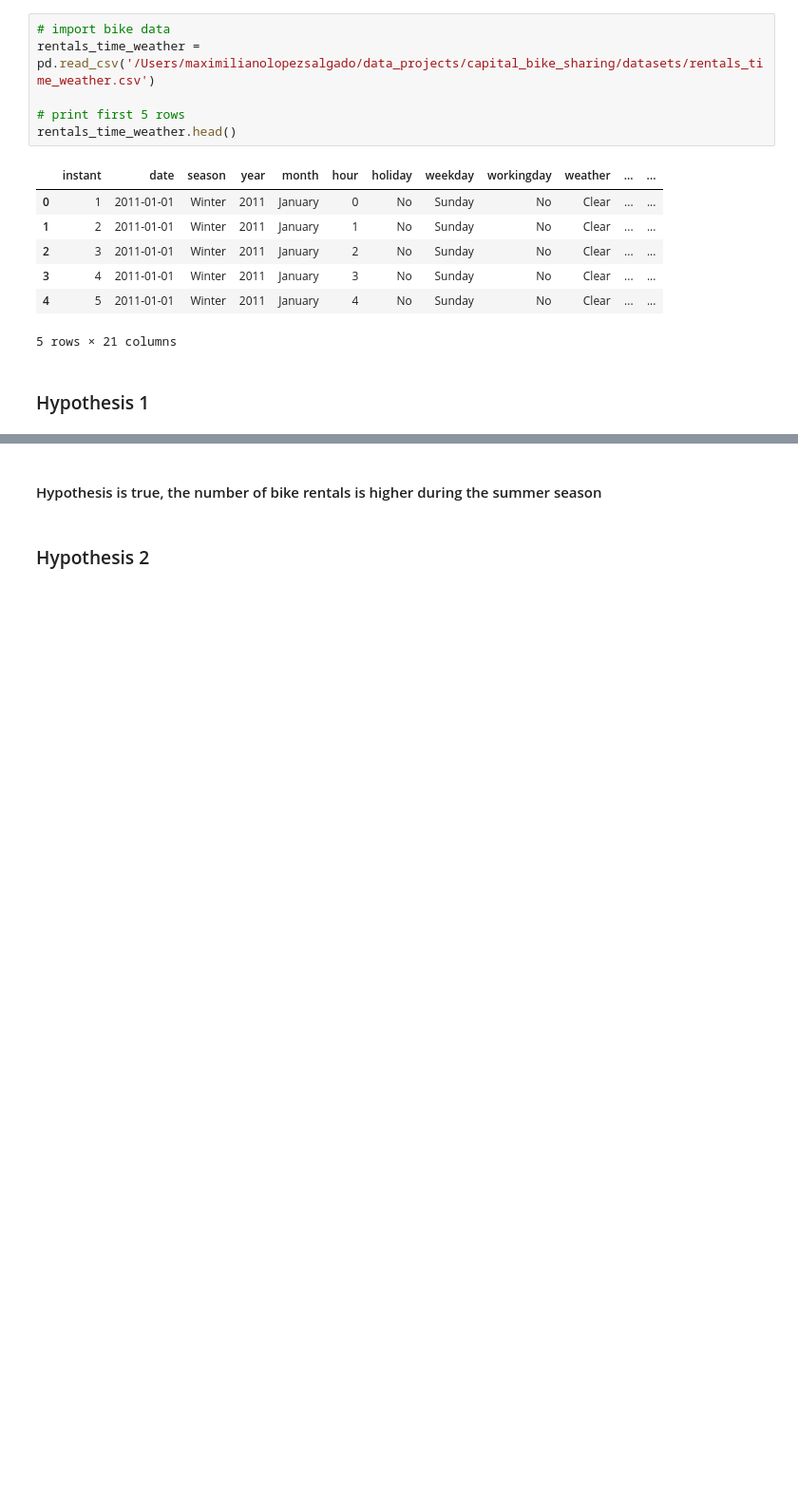
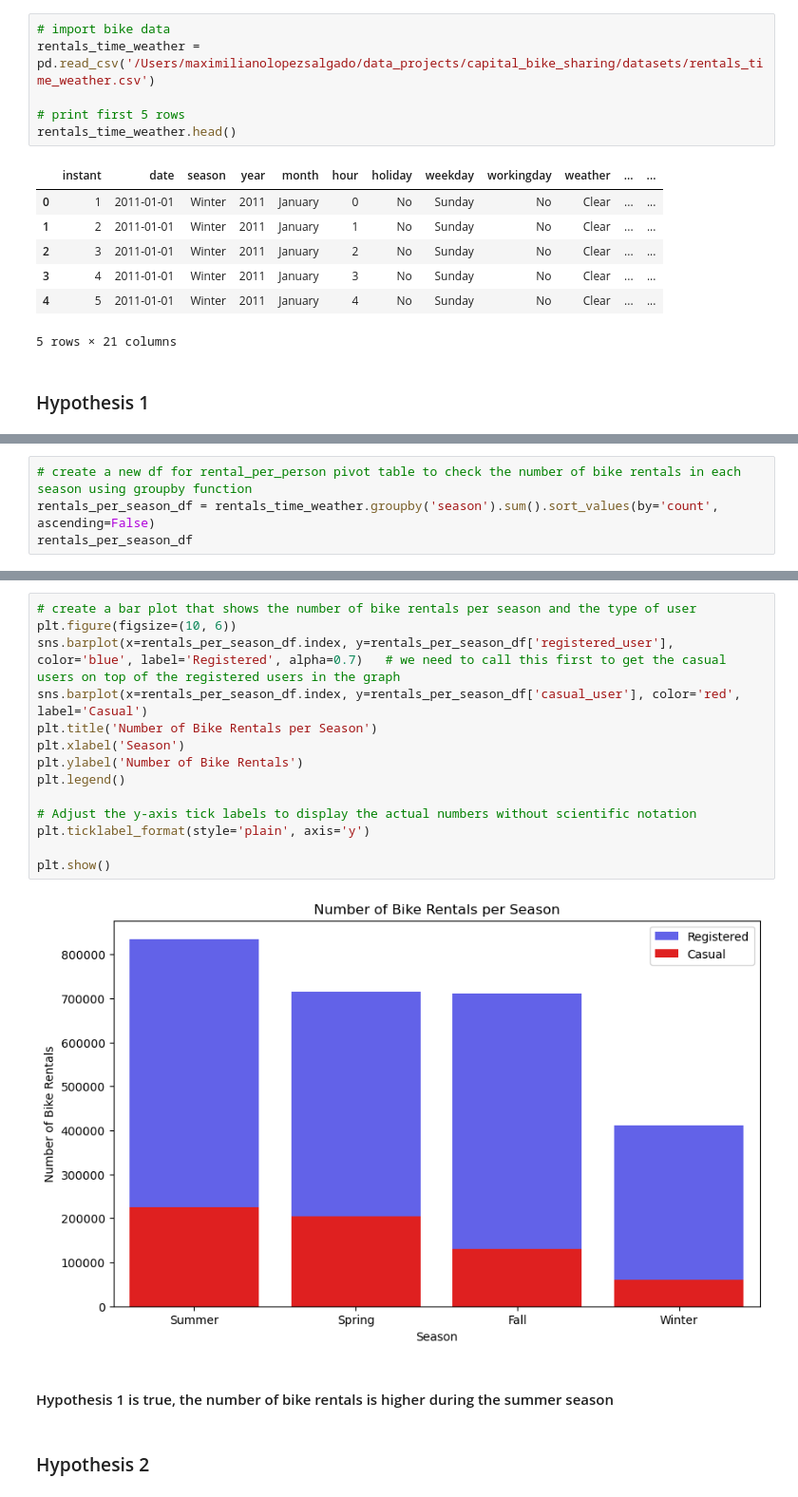
Before and after one commit to MaxLopezSalgado/capital_bike_sharing, a Jupyter notebook: eda/eda.ipynb, the cells around one changed output, grey strips where cells are left out. Shown at 95% size. Cells and saved outputs as stored; diff of their text form; blank space fills up the shorter version.

Commit message:
created plots and improve the structure of the code of hypothesis 1,2 and 3

```diff
--- a/eda/eda.ipynb
+++ b/eda/eda.ipynb
@@ -49,3 +50,7 @@ rentals_per_season
 | Spring | 918589 |
 | Fall | 841613 |
 | Winter | 471348 |
+# %%
+# create a new df for rental_per_person pivot table to check the number of bike rentals in each season using groupby function
+rentals_per_season_df = rentals_time_weather.groupby('season').sum().sort_values(by='count', ascending=False)
+rentals_per_season_df
@@ -52,4 +64,20 @@ rentals_per_season
+# %%
+# create a bar plot that shows the number of bike rentals per season and the type of user
+plt.figure(figsize=(10, 6))
+sns.barplot(x=rentals_per_season_df.index, y=rentals_per_season_df['registered_user'], color='blue', label='Registered', alpha=0.7)   # we need to call this first to get the casual users on top of the registered users in the graph
+sns.barplot(x=rentals_per_season_df.index, y=rentals_per_season_df['casual_user'], color='red', label='Casual')
+plt.title('Number of Bike Rentals per Season')
+plt.xlabel('Season')
+plt.ylabel('Number of Bike Rentals')
+plt.legend()
+
+# Adjust the y-axis tick labels to display the actual numbers without scientific notation
+plt.ticklabel_format(style='plain', axis='y')
+
+plt.show()
+# %% [output]
+[figure, added]
 # %% [markdown]
-#### Hypothesis is true, the number of bike rentals is higher during the summer season
+#### Hypothesis 1 is true, the number of bike rentals is higher during the summer season
 # %% [markdown]
 ### Hypothesis 2
```
Also changed, not shown: parts of 22 cells of this notebook.
